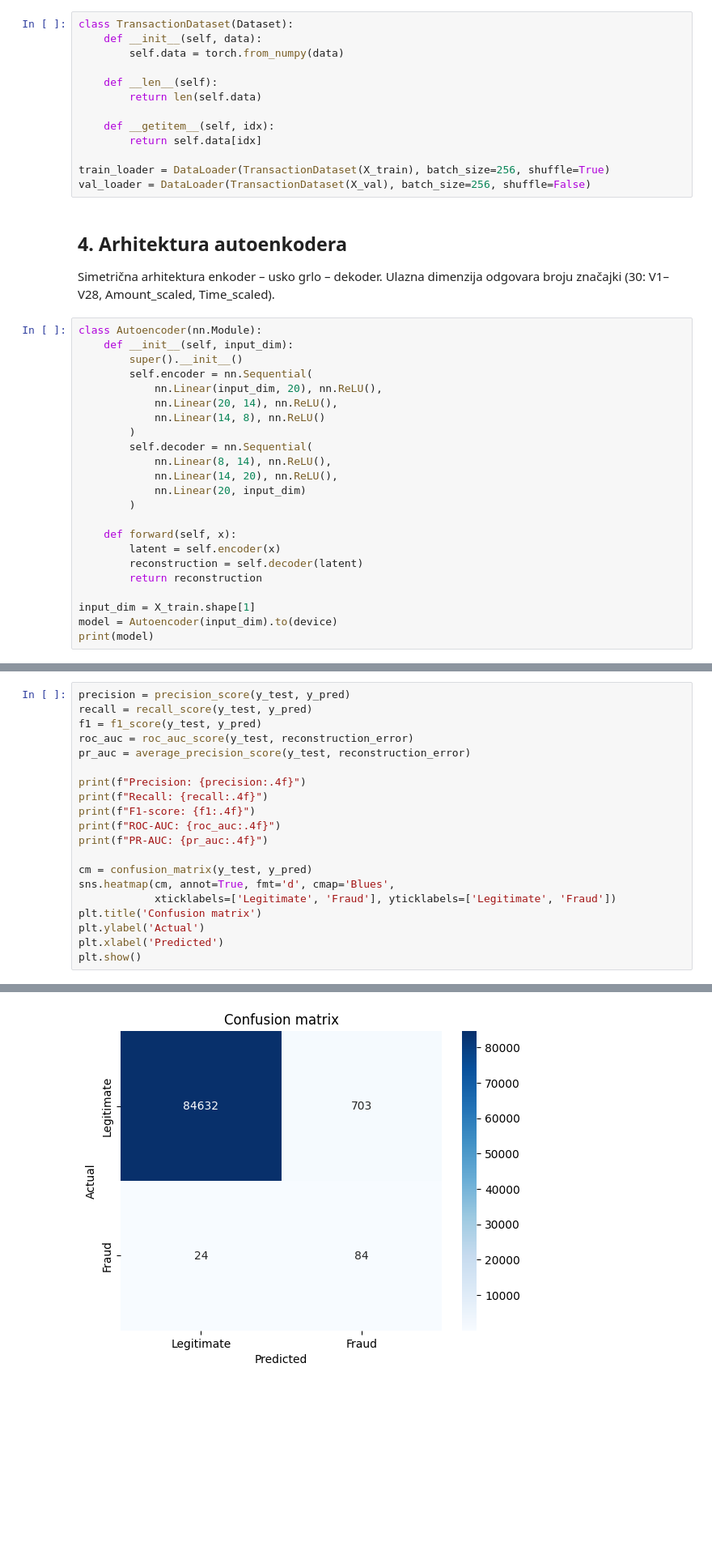
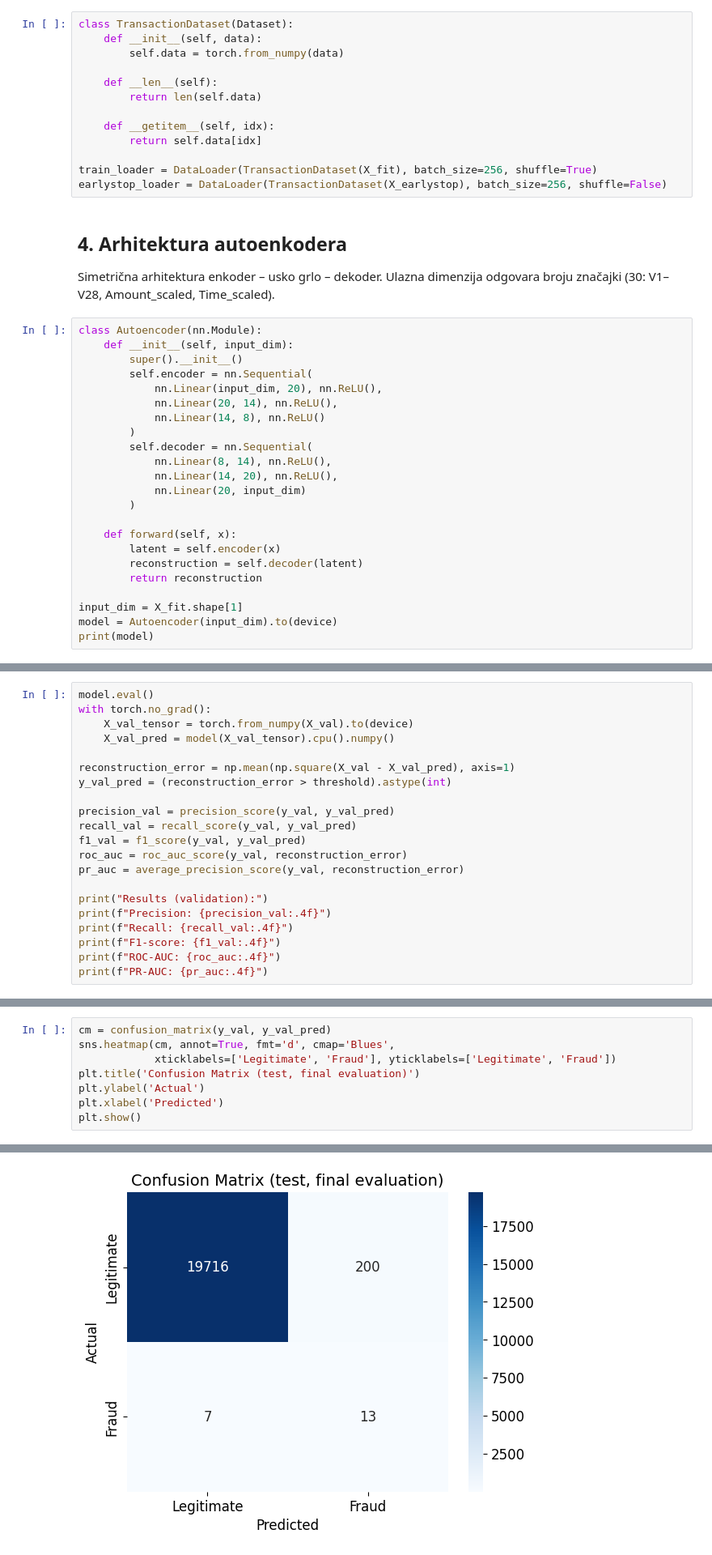
Before and after one commit to klarastankovic/anomaly-detection, a Jupyter notebook: autoencoder/autoencoder_pytorch.ipynb, the cells around one changed output, grey strips where cells are left out. Shown at 81% size. Drawn from its saved outputs; the diff is of its cells as text; blank space fills up the shorter version.

```diff
--- a/autoencoder/autoencoder_pytorch.ipynb
+++ b/autoencoder/autoencoder_pytorch.ipynb
@@ -98,8 +135,8 @@ class TransactionDataset(Dataset):
     def __getitem__(self, idx):
         return self.data[idx]
 
-train_loader = DataLoader(TransactionDataset(X_train), batch_size=256, shuffle=True)
-val_loader = DataLoader(TransactionDataset(X_val), batch_size=256, shuffle=False)
+train_loader = DataLoader(TransactionDataset(X_fit), batch_size=256, shuffle=True)
+earlystop_loader = DataLoader(TransactionDataset(X_earlystop), batch_size=256, shuffle=False)
 # %% [markdown]
 ## 4. Arhitektura autoenkodera
 
@@ -124,7 +161,7 @@ class Autoencoder(nn.Module):
         reconstruction = self.decoder(latent)
         return reconstruction
 
-input_dim = X_train.shape[1]
+input_dim = X_fit.shape[1]
 model = Autoencoder(input_dim).to(device)
 print(model)
 # %% [output]
@@ -253,0 +286,21 @@ Reconstruction error threshold: 1.7552
+# %%
+model.eval()
+with torch.no_grad():
+    X_val_tensor = torch.from_numpy(X_val).to(device)
+    X_val_pred = model(X_val_tensor).cpu().numpy()
+
+reconstruction_error = np.mean(np.square(X_val - X_val_pred), axis=1)
+y_val_pred = (reconstruction_error > threshold).astype(int)
+
+precision_val = precision_score(y_val, y_val_pred)
+recall_val = recall_score(y_val, y_val_pred)
+f1_val = f1_score(y_val, y_val_pred)
+roc_auc = roc_auc_score(y_val, reconstruction_error)
+pr_auc = average_precision_score(y_val, reconstruction_error)
+
+print("Results (validation):")
+print(f"Precision: {precision_val:.4f}")
+print(f"Recall: {recall_val:.4f}")
+print(f"F1-score: {f1_val:.4f}")
+print(f"ROC-AUC: {roc_auc:.4f}")
+print(f"PR-AUC: {pr_auc:.4f}")
@@ -254,20 +314,8 @@ Reconstruction error threshold: 1.7552
 # %%
-precision = precision_score(y_test, y_pred)
-recall = recall_score(y_test, y_pred)
-f1 = f1_score(y_test, y_pred)
-roc_auc = roc_auc_score(y_test, reconstruction_error)
-pr_auc = average_precision_score(y_test, reconstruction_error)
-
-print(f"Precision: {precision:.4f}")
-print(f"Recall: {recall:.4f}")
-print(f"F1-score: {f1:.4f}")
-print(f"ROC-AUC: {roc_auc:.4f}")
-print(f"PR-AUC: {pr_auc:.4f}")
-
-cm = confusion_matrix(y_test, y_pred)
+cm = confusion_matrix(y_val, y_val_pred)
 sns.heatmap(cm, annot=True, fmt='d', cmap='Blues',
             xticklabels=['Legitimate', 'Fraud'], yticklabels=['Legitimate', 'Fraud'])
-plt.title('Confusion matrix')
+plt.title('Confusion Matrix (test, final evaluation)')
 plt.ylabel('Actual')
 plt.xlabel('Predicted')
 plt.show()
@@ -280,2 +323,2 @@ PR-AUC: 0.2156
-[figure, old version]
+[figure, new version]
 # %%
```
Also changed, not shown: parts of 23 cells of this notebook, 2 other files.
